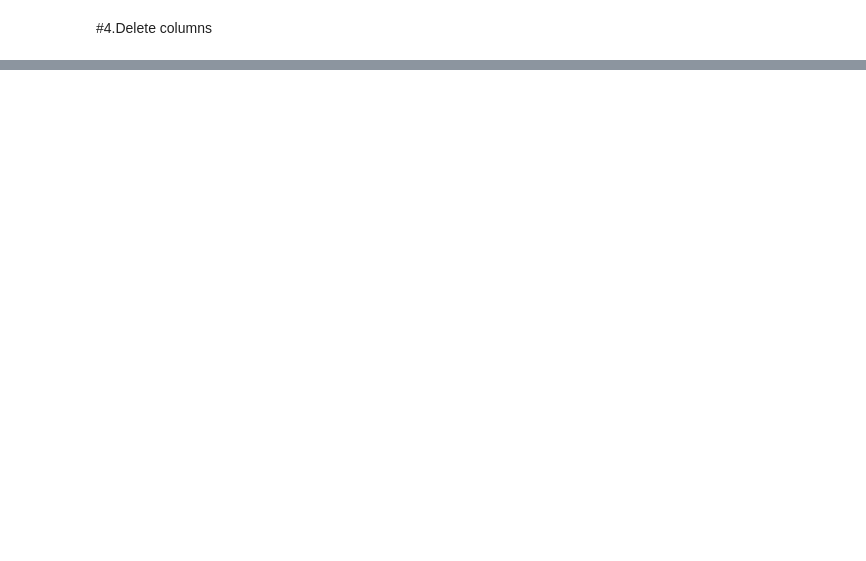
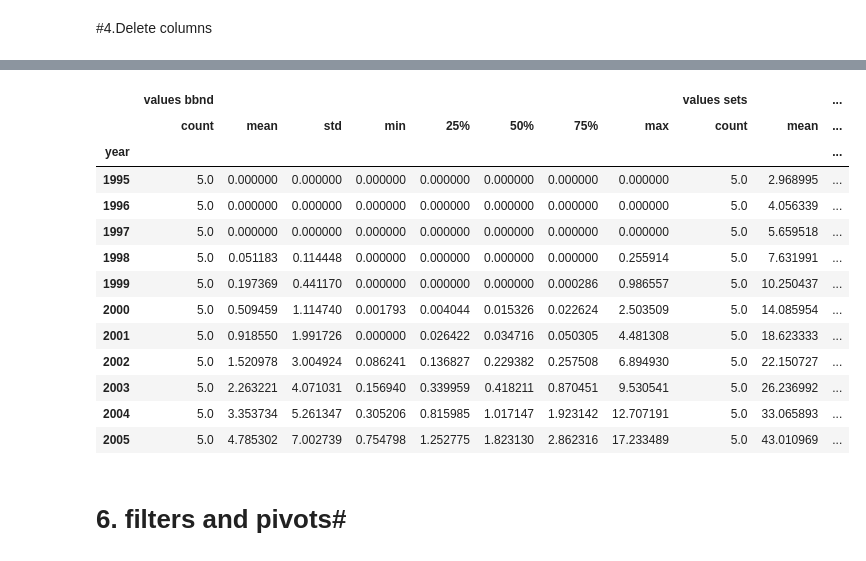
Before and after one commit to lupuentes33/DATA_23, a Jupyter notebook: internet_(EXAM2).ipynb, the cells around one changed output, grey strips where cells are left out. Cells and saved outputs as stored; diff of their text form; code cells hidden in the pictures; blank space fills up the shorter version.

```diff
--- a/internet_(EXAM2).ipynb
+++ b/internet_(EXAM2).ipynb
@@ -94,0 +121,10 @@ dd.head()
+# %%
+#create an index
+#idx = pd.MultiIndex.from_product([dd["country"].unique(),
+                                # range(dd.year.min(),dd.year,max()+1)],
+                                # names = ["country" , "year"])
+#index the dataframe
+dd = dd.set_index(["country","year"])
+
+#check
+dd.head()
@@ -94,0 +154,20 @@ dd.head()
+# %%
+#By variable and type
+dd[["values bbnd", "values sets"]].groupby("year").describe()
+# %% [output]
+|  | values bbnd |  |  |  |  |  |  |  | values sets |  | ... |
+|  | count | mean | std | min | 25% | 50% | 75% | max | count | mean | ... |
+| year |  |  |  |  |  |  |  |  |  |  | ... |
+| 1995 | 5.0 | 0.000000 | 0.000000 | 0.000000 | 0.000000 | 0.000000 | 0.000000 | 0.000000 | 5.0 | 2.968995 | ... |
+| 1996 | 5.0 | 0.000000 | 0.000000 | 0.000000 | 0.000000 | 0.000000 | 0.000000 | 0.000000 | 5.0 | 4.056339 | ... |
+| 1997 | 5.0 | 0.000000 | 0.000000 | 0.000000 | 0.000000 | 0.000000 | 0.000000 | 0.000000 | 5.0 | 5.659518 | ... |
+| 1998 | 5.0 | 0.051183 | 0.114448 | 0.000000 | 0.000000 | 0.000000 | 0.000000 | 0.255914 | 5.0 | 7.631991 | ... |
+| 1999 | 5.0 | 0.197369 | 0.441170 | 0.000000 | 0.000000 | 0.000000 | 0.000286 | 0.986557 | 5.0 | 10.250437 | ... |
+| 2000 | 5.0 | 0.509459 | 1.114740 | 0.001793 | 0.004044 | 0.015326 | 0.022624 | 2.503509 | 5.0 | 14.085954 | ... |
+| 2001 | 5.0 | 0.918550 | 1.991726 | 0.000000 | 0.026422 | 0.034716 | 0.050305 | 4.481308 | 5.0 | 18.623333 | ... |
+| 2002 | 5.0 | 1.520978 | 3.004924 | 0.086241 | 0.136827 | 0.229382 | 0.257508 | 6.894930 | 5.0 | 22.150727 | ... |
+| 2003 | 5.0 | 2.263221 | 4.071031 | 0.156940 | 0.339959 | 0.418211 | 0.870451 | 9.530541 | 5.0 | 26.236992 | ... |
+| 2004 | 5.0 | 3.353734 | 5.261347 | 0.305206 | 0.815985 | 1.017147 | 1.923142 | 12.707191 | 5.0 | 33.065893 | ... |
+| 2005 | 5.0 | 4.785302 | 7.002739 | 0.754798 | 1.252775 | 1.823130 | 2.862316 | 17.233489 | 5.0 | 43.010969 | ... |
+# %% [markdown]
+# 6. **filters and pivots**#
```
Also changed, not shown: parts of 17 cells of this notebook.
